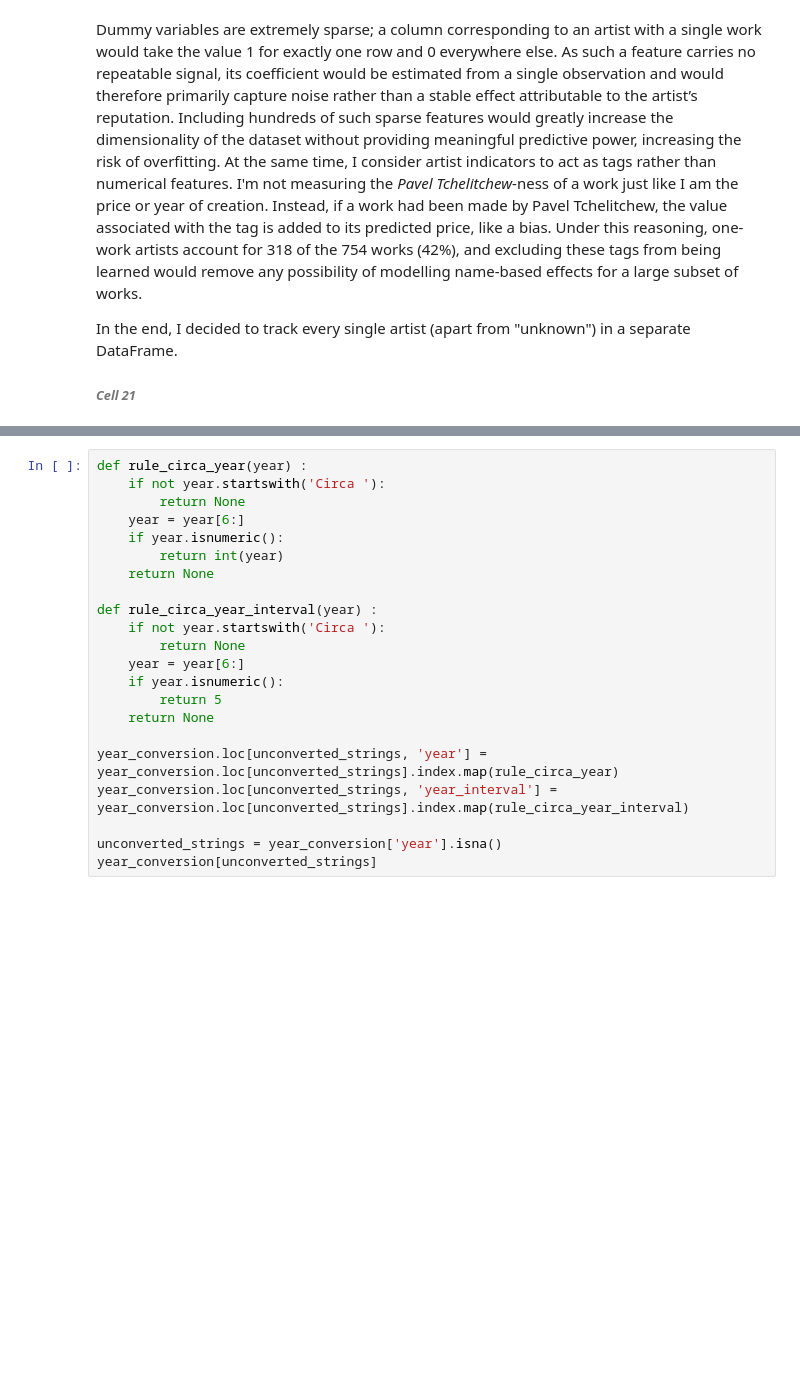
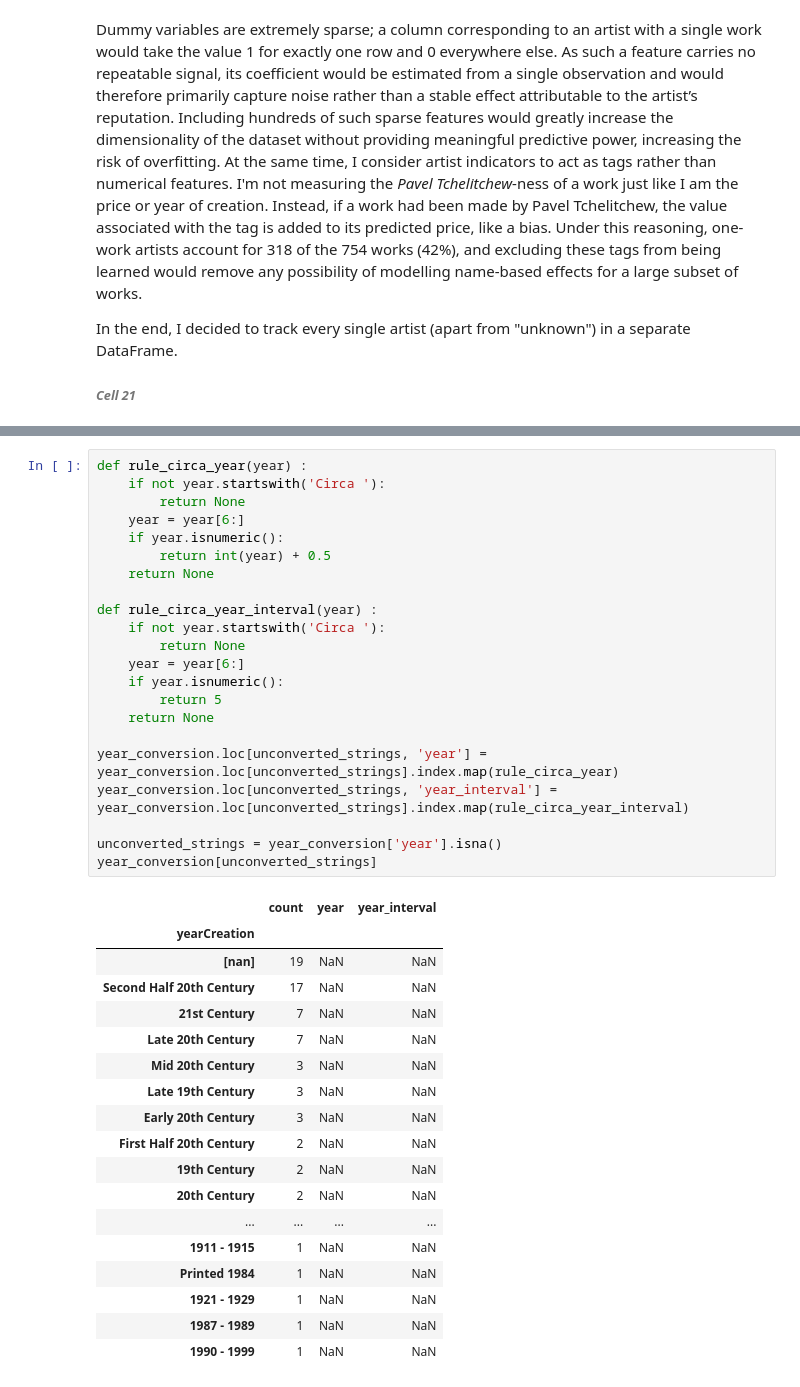
Before and after one commit to homeworkace/arthur, a Jupyter notebook: Mid-term.ipynb, the cells around one changed output, grey strips where cells are left out. Drawn from its saved outputs; the diff is of its cells as text; blank space fills up the shorter version.

```diff
--- a/Mid-term.ipynb
+++ b/Mid-term.ipynb
@@ -357,25 +514,44 @@ year_conversion[~unconverted_strings]
 # %%
 def rule_circa_year(year) :
     if not year.startswith('Circa '):
         return None
     year = year[6:]
     if year.isnumeric():
-        return int(year)
+        return int(year) + 0.5
     return None
 
 def rule_circa_year_interval(year) :
     if not year.startswith('Circa '):
         return None
     year = year[6:]
     if year.isnumeric():
         return 5
     return None
 
 year_conversion.loc[unconverted_strings, 'year'] = year_conversion.loc[unconverted_strings].index.map(rule_circa_year)
 year_conversion.loc[unconverted_strings, 'year_interval'] = year_conversion.loc[unconverted_strings].index.map(rule_circa_year_interval)
 
 unconverted_strings = year_conversion['year'].isna()
 year_conversion[unconverted_strings]
+# %% [output]
+|  | count | year | year_interval |
+| yearCreation |  |  |  |
+| [nan] | 19 | NaN | NaN |
+| Second Half 20th Century | 17 | NaN | NaN |
+| 21st Century | 7 | NaN | NaN |
+| Late 20th Century | 7 | NaN | NaN |
+| Mid 20th Century | 3 | NaN | NaN |
+| Late 19th Century | 3 | NaN | NaN |
+| Early 20th Century | 3 | NaN | NaN |
+| First Half 20th Century | 2 | NaN | NaN |
+| 19th Century | 2 | NaN | NaN |
+| 20th Century | 2 | NaN | NaN |
+| ... | ... | ... | ... |
+| 1911 - 1915 | 1 | NaN | NaN |
+| Printed 1984 | 1 | NaN | NaN |
+| 1921 - 1929 | 1 | NaN | NaN |
+| 1987 - 1989 | 1 | NaN | NaN |
+| 1990 - 1999 | 1 | NaN | NaN |
 # %%
 def rule_year_range(year) :
     if year.startswith('Circa '):
```
Also changed, not shown: parts of 43 cells of this notebook.
